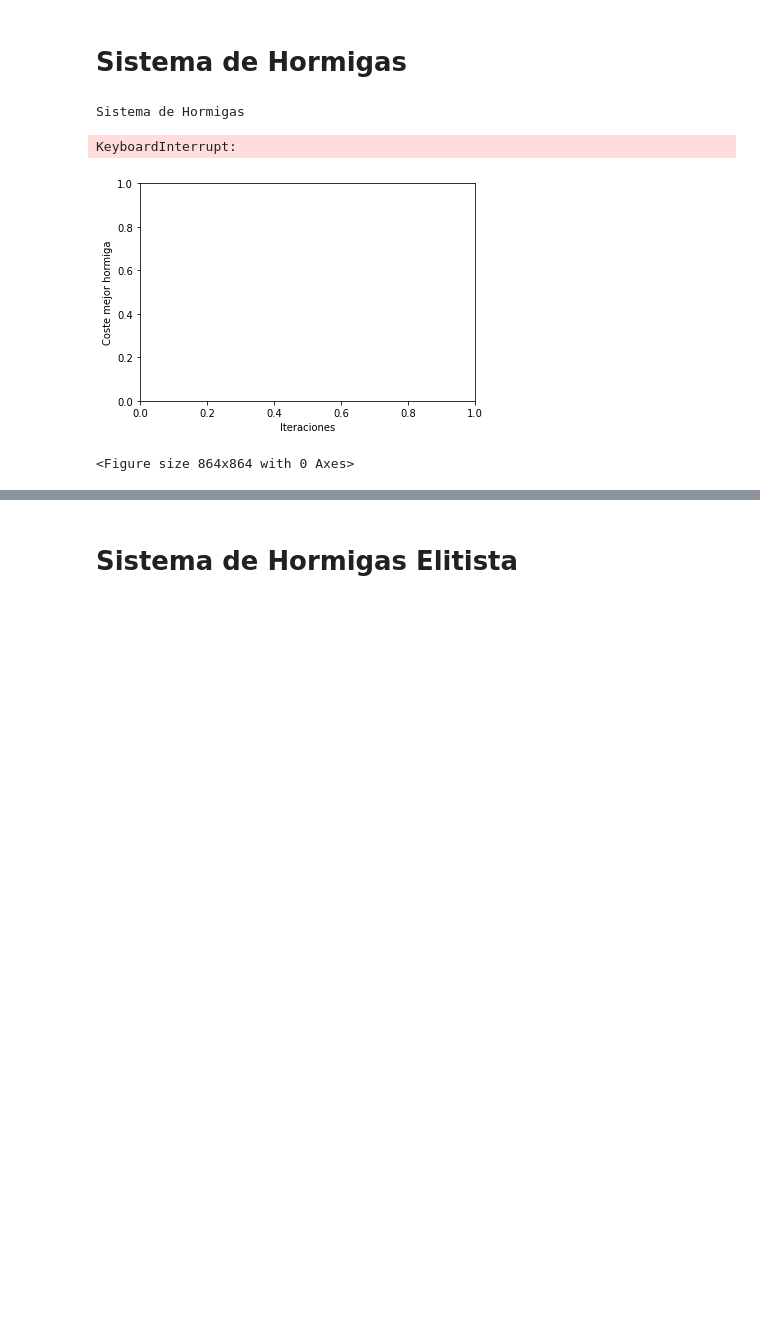
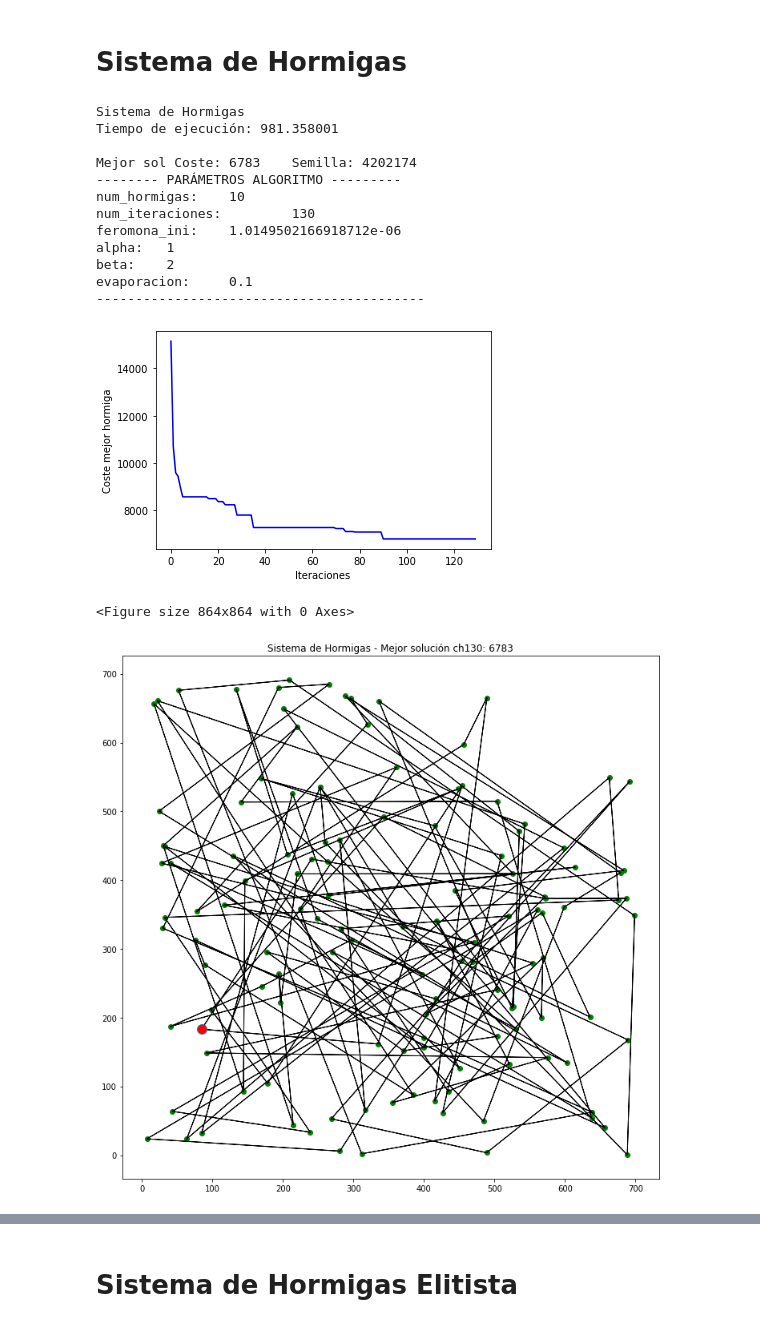
Before and after one commit to VictorNarov/AlgoritmosGeneticosTSP, a Jupyter notebook: 4 Hormigas SH.ipynb, the cells around one changed output, grey strips where cells are left out. Drawn from its saved outputs; the diff is of its cells as text; code cells hidden in the pictures; blank space fills up the shorter version.

```diff
--- a/4 Hormigas SH.ipynb
+++ b/4 Hormigas SH.ipynb
@@ -183,37 +191,44 @@ for row in range(len(distancias)):
 
 t = time.time()
 
 # with Pool(processes=6) as p:
 #        resultados = p.starmap(algoritmo_SH, product([semilla], [num_nodos], [distancias], [num_hormigas], [num_iteraciones], [feromona_ini], [heuristica], [alpha], [beta], [evaporacion]))[0]
 
 
 resultados = algoritmo_SH(semilla, num_nodos, distancias, num_hormigas, num_iteraciones, feromona_ini, heuristica, alpha, beta, evaporacion)
 
 elapsed = time.time() - t
 print("Tiempo de ejecución: %f\n" % elapsed )
 
 coste = resultados[0].coste
 
 print("Mejor sol Coste: %s \t Semilla: %s" % (coste, semilla) )
 print("-------- PARÁMETROS ALGORITMO ---------")
 print("num_hormigas:\t", num_hormigas)
 print("num_iteraciones:\t", num_iteraciones)
 print("feromona_ini:\t", feromona_ini)
 print("alpha:\t", alpha)
 print("beta:\t", beta)
 print("evaporacion:\t", evaporacion)
 print("------------------------------------------")
 
 xs = resultados[2]
 ys = resultados[3]
 
 plt_dynamic(fig, xs, ys, ax)
-
-
-titulo = algoritmo + " - Mejor solución " + fichero + ": " + str(coste)
-pintaCamino(resultados[0].camino, nodos, titulo)
 # %% [output]
 Sistema de Hormigas
+Tiempo de ejecución: 981.358001
+
+Mejor sol Coste: 6783    Semilla: 4202174
+-------- PARÁMETROS ALGORITMO ---------
+num_hormigas:    10
+num_iteraciones:         130
+feromona_ini:    1.0149502166918712e-06
+alpha:   1
+beta:    2
+evaporacion:     0.1
+------------------------------------------
+[figure, new version]
-KeyboardInterrupt:
+<Figure size 864x864 with 0 Axes>
-[figure, old version]
-<Figure size 864x864 with 0 Axes>
+[figure, added]
```
Also changed, not shown: parts of 12 cells of this notebook.
